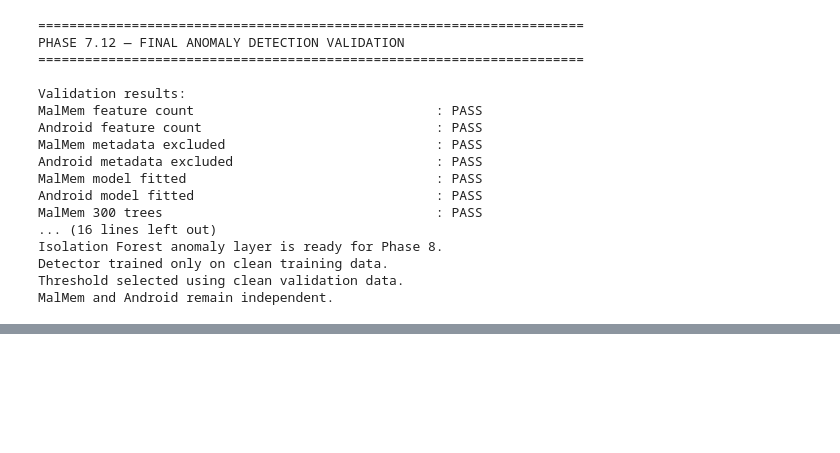
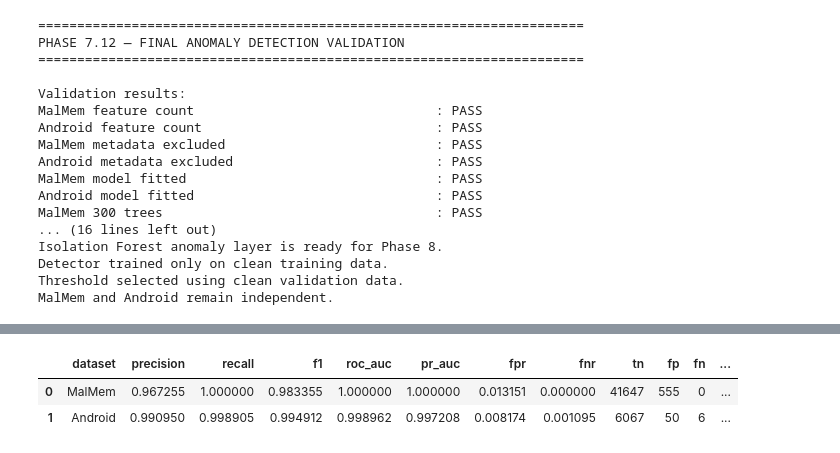
Before and after one commit to alokmuskan/PoisonShield, a Jupyter notebook: notebooks/01_dataset_audit.ipynb, the cells around one changed output, grey strips where cells are left out. Drawn from its saved outputs; the diff is of its cells as text; code cells hidden in the pictures; blank space fills up the shorter version.

```diff
--- a/notebooks/01_dataset_audit.ipynb
+++ b/notebooks/01_dataset_audit.ipynb
@@ -11842,0 +13645,91 @@ MalMem and Android remain independent.
+# %%
+# ============================================================
+# PHASE 8.13 — OVERALL POISONSHIELD PERFORMANCE
+# ============================================================
+
+def calculate_risk_metrics(
+    df,
+    score_column,
+    flag_column,
+    dataset_name
+):
+    y_true = df["poisoned"].astype(int).to_numpy()
+    y_score = df[score_column].astype(float).to_numpy()
+    y_pred = df[flag_column].astype(int).to_numpy()
+
+    tn, fp, fn, tp = confusion_matrix(
+        y_true,
+        y_pred,
+        labels=[0, 1]
+    ).ravel()
+
+    fpr = (
+        fp / (fp + tn)
+        if (fp + tn) > 0
+        else 0.0
+    )
+
+    fnr = (
+        fn / (fn + tp)
+        if (fn + tp) > 0
+        else 0.0
+    )
+
+    return {
+        "dataset": dataset_name,
+        "precision": precision_score(
+            y_true,
+            y_pred,
+            zero_division=0
+        ),
+        "recall": recall_score(
+            y_true,
+            y_pred,
+            zero_division=0
+        ),
+        "f1": f1_score(
+            y_true,
+            y_pred,
+            zero_division=0
+        ),
+        "roc_auc": roc_auc_score(
+            y_true,
+            y_score
+        ),
+        "pr_auc": average_precision_score(
+            y_true,
+            y_score
+        ),
+        "fpr": fpr,
+        "fnr": fnr,
+        "tn": tn,
+        "fp": fp,
+        "fn": fn,
+        "tp": tp
+    }
+
+
+malmem_poisonshield_metrics = calculate_risk_metrics(
+    malmem,
+    "risk_score",
+    "poisonshield_flag",
+    "MalMem"
+)
+
+android_poisonshield_metrics = calculate_risk_metrics(
+    android,
+    "risk_score",
+    "poisonshield_flag",
+    "Android"
+)
+
+phase8_overall_results = pd.DataFrame([
+    malmem_poisonshield_metrics,
+    android_poisonshield_metrics
+])
+
+display(phase8_overall_results)
+# %% [output]
+|  | dataset | precision | recall | f1 | roc_auc | pr_auc | fpr | fnr | tn | fp | fn | ... |
+| 0 | MalMem | 0.967255 | 1.000000 | 0.983355 | 1.000000 | 1.000000 | 0.013151 | 0.000000 | 41647 | 555 | 0 | ... |
+| 1 | Android | 0.990950 | 0.998905 | 0.994912 | 0.998962 | 0.997208 | 0.008174 | 0.001095 | 6067 | 50 | 6 | ... |
```
Also changed, not shown: parts of 33 cells of this notebook, 6 other files.
